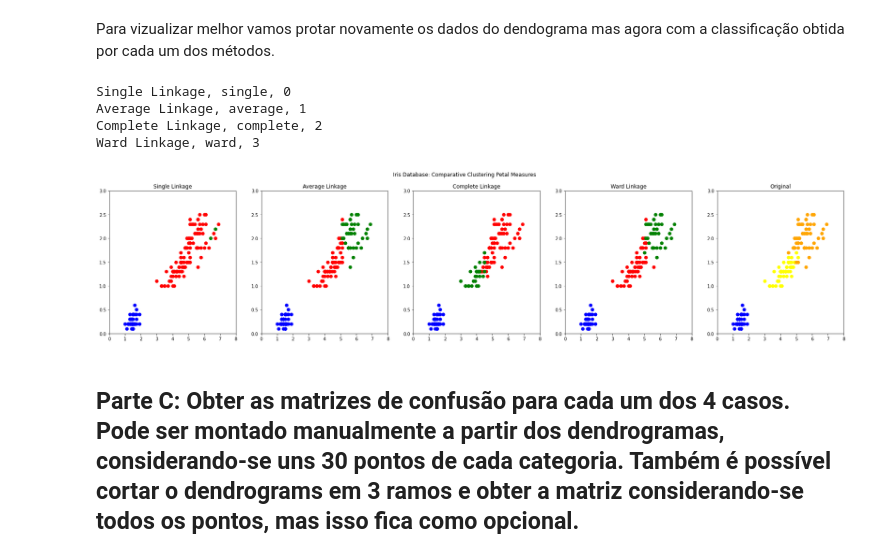
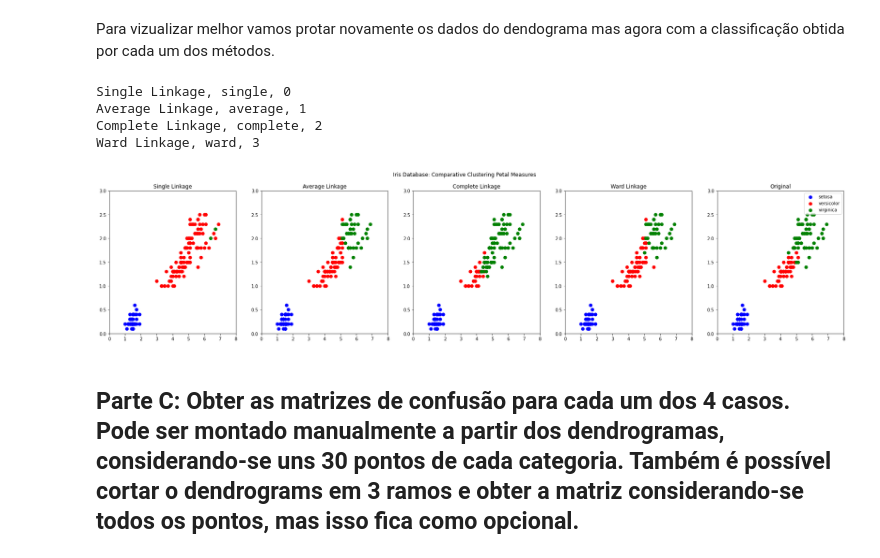
Before and after one commit to filipemarinho/pattern-recognition, a Jupyter notebook: P7/P7.ipynb, the cells around one changed output. Drawn from its saved outputs; the diff is of its cells as text; code cells hidden in the pictures.

```diff
--- a/P7/P7.ipynb
+++ b/P7/P7.ipynb
@@ -56,6 +57,7 @@ Para vizualizar melhor vamos protar novamente os dados do dendograma mas agora c
 # %%
 from sklearn.cluster import AgglomerativeClustering
 X = data
+clusters = {}
 
 fig, ax = plt.subplots(1, 5, figsize=(6*5,6), sharey = False)
 # ax = ax.flatten()
@@ -69,38 +71,51 @@ clustering_algorithms = (
 )
 for name, method, index in clustering_algorithms:
     print("%s, %s, %s" %(name, method, index))
     # Separação em 3 clusters para as 3 especies de planta
     model = AgglomerativeClustering(n_clusters=3, affinity='euclidean', linkage=method)
     model.fit(X)
     labels = model.labels_
+
+    # Fix to match colors
+    if method == 'complete':
+        labels[labels== 0]= 9
+        labels[labels== 2]= 0
+        labels[labels== 9]= 2
+
+
+    # Plot the result with different colors for each group
+    clusters[method]=labels
     ax[index].scatter(X[labels==0, 2], X[labels==0, 3], s=50, marker='o', color='red')
     ax[index].scatter(X[labels==1, 2], X[labels==1, 3], s=50, marker='o', color='blue')
     ax[index].scatter(X[labels==2, 2], X[labels==2, 3], s=50, marker='o', color='green')
     ax[index].set_xlim(0,8)
     ax[index].set_ylim(0,3)
     ax[index].set_title(name)
 
 #     links = linkage(data, method)
 
 #     dendrogram(links,truncate_mode='lastp',p=150,leaf_rotation=90.,leaf_font_size=8., ax = ax[index], orientation='top')
 
 # plt.xlabel('Espécies')
 # plt.ylabel('Distância')
 
-# Comparing to the original data
-labels = iris['species']
-ax[4].scatter(X[labels=='setosa', 2], X[labels=='setosa', 3], s=50, marker='o', color='blue')
-ax[4].scatter(X[labels=='versicolor', 2], X[labels=='versicolor', 3], s=50, marker='o', color='yellow')
-ax[4].scatter(X[labels=='virginica', 2], X[labels=='virginica', 3], s=50, marker='o', color='orange')
+# Obtaining the original species
+label = np.copy(iris['species'])
+
+# Plot the true result with different colors for each group
+ax[4].scatter(X[label=='setosa', 2], X[label=='setosa', 3], s=50, marker='o', color='blue', label='setosa')
+ax[4].scatter(X[label=='versicolor', 2], X[label=='versicolor', 3], s=50, marker='o', color='red', label='versicolor')
+ax[4].scatter(X[label=='virginica', 2], X[label=='virginica', 3], s=50, marker='o', color='green', label = 'virginica')
 ax[4].set_title("Original")
 ax[4].set_xlim(0,8)
 ax[4].set_ylim(0,3)
+plt.legend()
 plt.show()
 # %% [output]
 Single Linkage, single, 0
 Average Linkage, average, 1
 Complete Linkage, complete, 2
 Ward Linkage, ward, 3
-[figure, old version]
+[figure, new version]
 # %% [markdown]
 ## Parte C: Obter as matrizes de confusão para cada um dos 4 casos.  Pode ser montado manualmente a partir dos dendrogramas, considerando-se uns 30 pontos de cada categoria.  Também é possível cortar o dendrograms em 3 ramos e obter a matriz considerando-se todos os pontos, mas isso fica como opcional.
```
Also changed, not shown: parts of 2 cells of this notebook.
